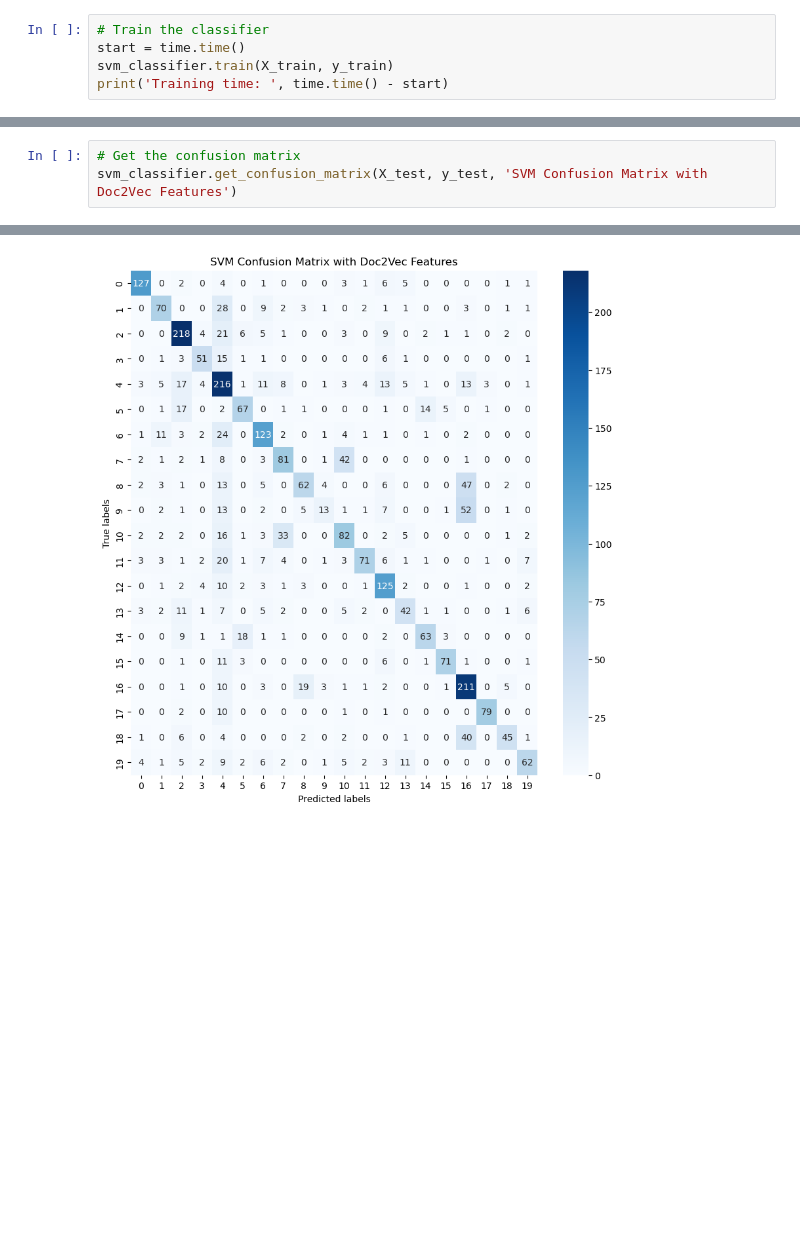
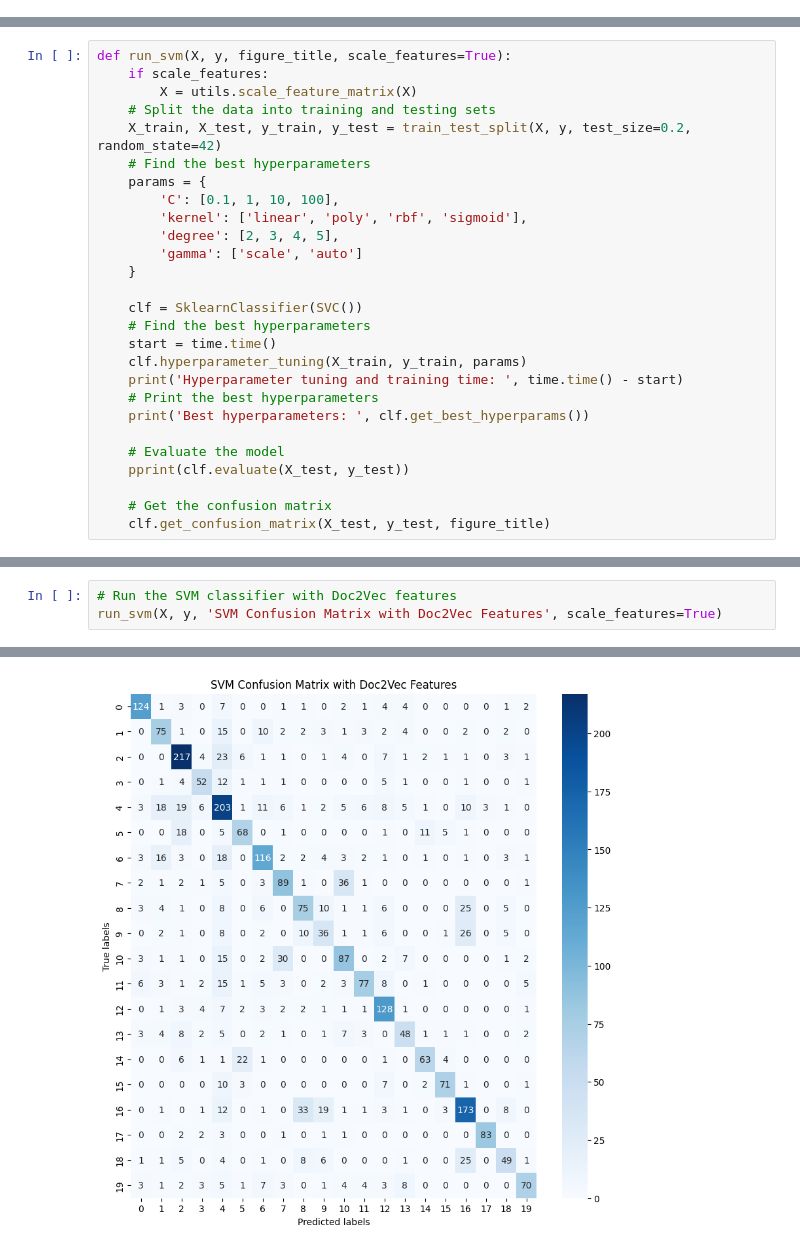
Before and after one commit to pogrebitskiy/Author-Attribution, a Jupyter notebook: evaluation/run_svm.ipynb, the cells around one changed output, grey strips where cells are left out. Drawn from its saved outputs; the diff is of its cells as text; blank space fills up the shorter version.

```diff
--- a/evaluation/run_svm.ipynb
+++ b/evaluation/run_svm.ipynb
@@ -24,5 +11,0 @@ svm_classifier = SklearnClassifier(SVC, C=1.0)
-# %%
-# Train the classifier
-start = time.time()
-svm_classifier.train(X_train, y_train)
-print('Training time: ', time.time() - start)
@@ -38,0 +12,27 @@ svm_classifier.evaluate(X_test, y_test)
+# %%
+def run_svm(X, y, figure_title, scale_features=True):
+    if scale_features:
+        X = utils.scale_feature_matrix(X)
+    # Split the data into training and testing sets
+    X_train, X_test, y_train, y_test = train_test_split(X, y, test_size=0.2, random_state=42)
+    # Find the best hyperparameters
+    params = {
+        'C': [0.1, 1, 10, 100],
+        'kernel': ['linear', 'poly', 'rbf', 'sigmoid'],
+        'degree': [2, 3, 4, 5],
+        'gamma': ['scale', 'auto']
+    }
+
+    clf = SklearnClassifier(SVC())
+    # Find the best hyperparameters
+    start = time.time()
+    clf.hyperparameter_tuning(X_train, y_train, params)
+    print('Hyperparameter tuning and training time: ', time.time() - start)
+    # Print the best hyperparameters
+    print('Best hyperparameters: ', clf.get_best_hyperparams())
+
+    # Evaluate the model
+    pprint(clf.evaluate(X_test, y_test))
+
+    # Get the confusion matrix
+    clf.get_confusion_matrix(X_test, y_test, figure_title)
@@ -39,4 +43,4 @@ svm_classifier.evaluate(X_test, y_test)
 # %%
-# Get the confusion matrix
-svm_classifier.get_confusion_matrix(X_test, y_test, 'SVM Confusion Matrix with Doc2Vec Features')
+# Run the SVM classifier with Doc2Vec features
+run_svm(X, y, 'SVM Confusion Matrix with Doc2Vec Features', scale_features=True)
 # %% [output]
@@ -43,4 +54,4 @@ svm_classifier.get_confusion_matrix(X_test, y_test, 'SVM Confusion Matrix with D
-[figure, old version]
+[figure, new version]
 # %%
 # Use BERT features
 X = embeddings.get_bert()
```
Also changed, not shown: parts of 13 cells of this notebook, 7 other files.
